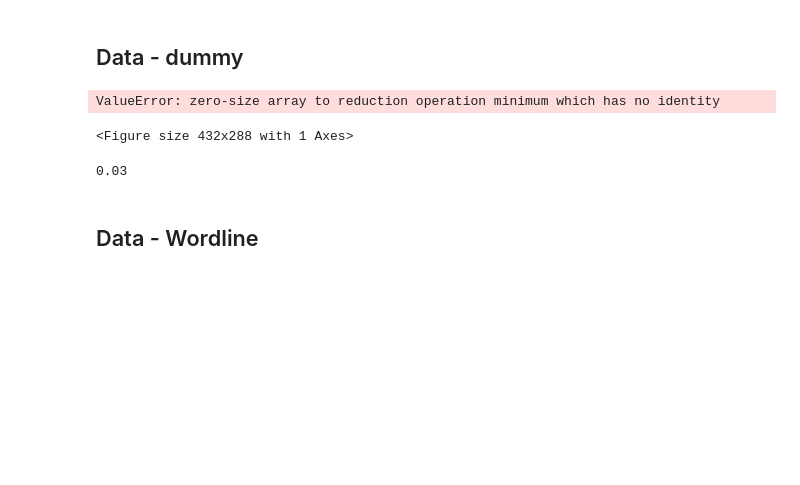
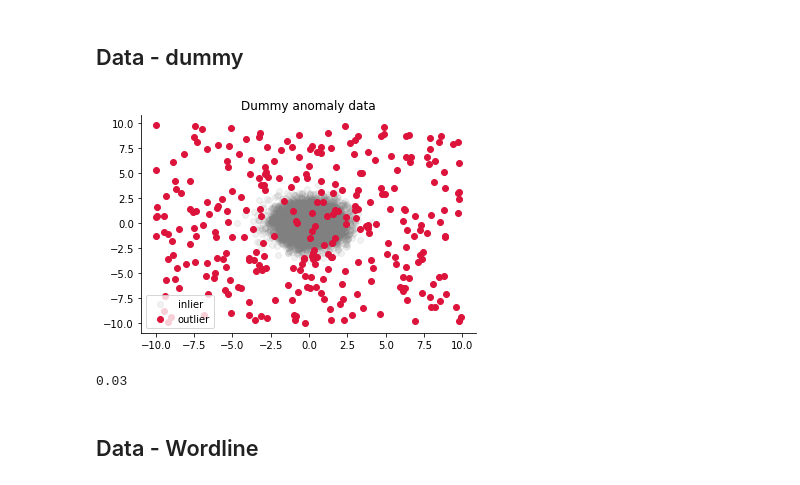
Before and after one commit to danieltsoukup/autoencoders, a Jupyter notebook: outlier_detection_with_autoencoders.ipynb, the cells around one changed output. Saved outputs shown, nothing was run; the diff lists cells and outputs as text; code cells hidden in the pictures; blank space fills up the shorter version.

Commit message:
fixed training loop with new data generator

```diff
--- a/outlier_detection_with_autoencoders.ipynb
+++ b/outlier_detection_with_autoencoders.ipynb
@@ -35,29 +35,31 @@ More resources:
 ## Data - dummy
 # %%
 n_samples = 10000
-contamination = 0.01
+contamination = 0.03
 n_outliers = int(n_samples*contamination)
 outlier_range = 10
 n_features = 2
 
 data = np.random.randn(n_samples, n_features)
 data[:n_outliers, :] = np.random.uniform(-1*outlier_range, outlier_range, size=(n_outliers, n_features))
-data = pd.DataFrame(data, columns = [f"feature_{i}" for i in range(n_features)])
+data = pd.DataFrame(data, columns = range(n_features))
 data["outlier"] = np.concatenate([np.ones((n_outliers,)), np.zeros((n_samples-n_outliers,))], axis=0)
-# %%
-plt.figure()
-sns.scatterplot(x="feature_0", y="feature_1", hue="outlier", data=data)
-plt.show()
-# %% [output]
-ValueError: zero-size array to reduction operation minimum which has no identity
-<Figure size 432x288 with 1 Axes>
-# %%
-X = data.drop("outlier", axis=1)
-y = data.outlier
-
-y.mean()
-# %% [output]
-0.03
+# %%
+plt.figure()
+plt.scatter(data.loc[data["outlier"] == 0, 0],
+            data.loc[data["outlier"] == 0, 1], c="grey", alpha=0.1, label="inlier")
+plt.scatter(data.loc[data["outlier"] == 1, 0],
+            data.loc[data["outlier"] == 1, 1], c="crimson", alpha=1, label="outlier")
+plt.legend()
+sns.despine()
+plt.title("Dummy anomaly data")
+plt.show()
+# %% [output]
+[figure, added]
+# %%
+data.outlier.mean()
+# %% [output]
+0.03
 # %% [markdown]
 ## Data - Wordline
 # %% [markdown]
```
Also changed, not shown: parts of 21 cells of this notebook, 1 other file.
